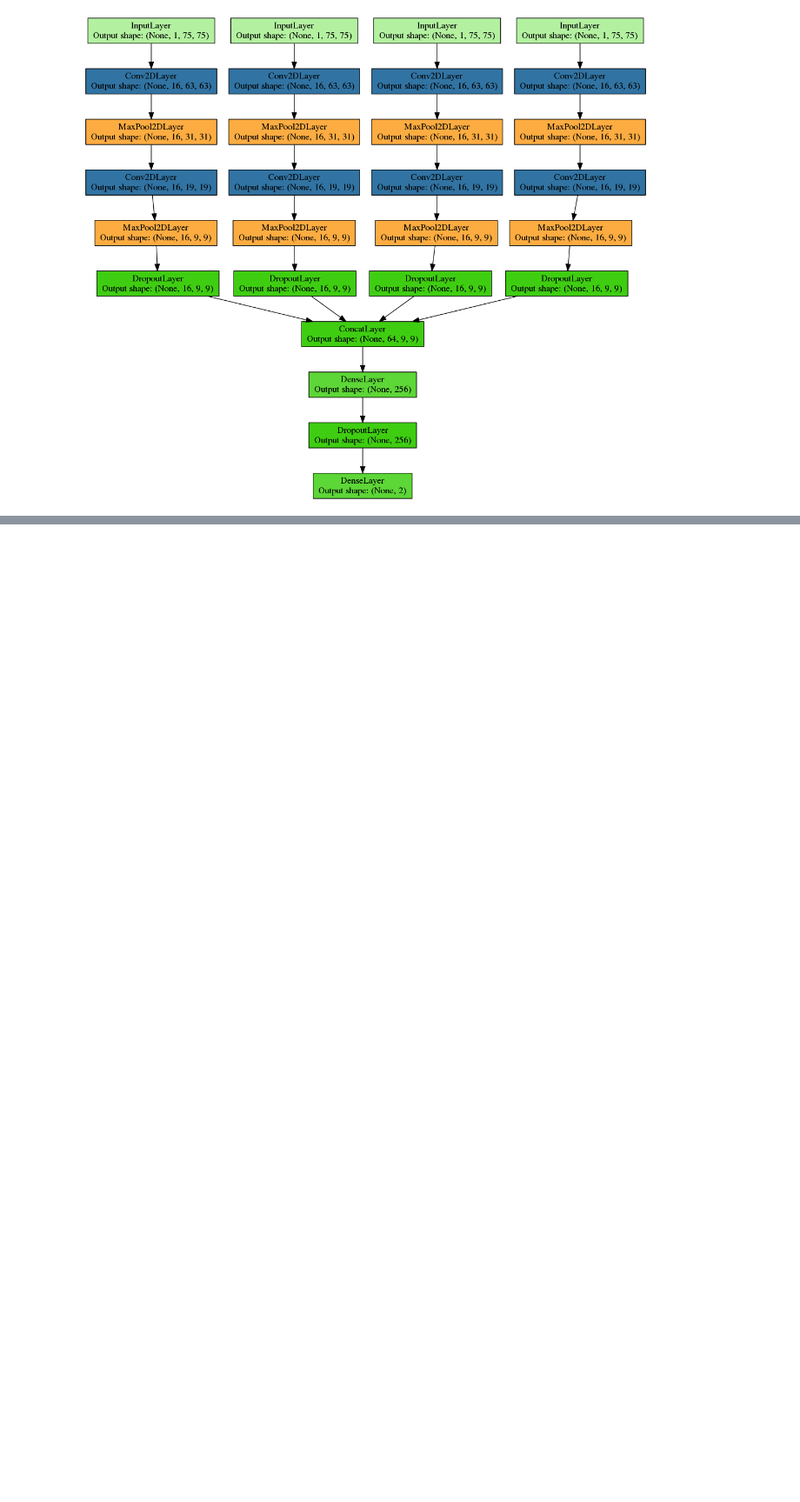
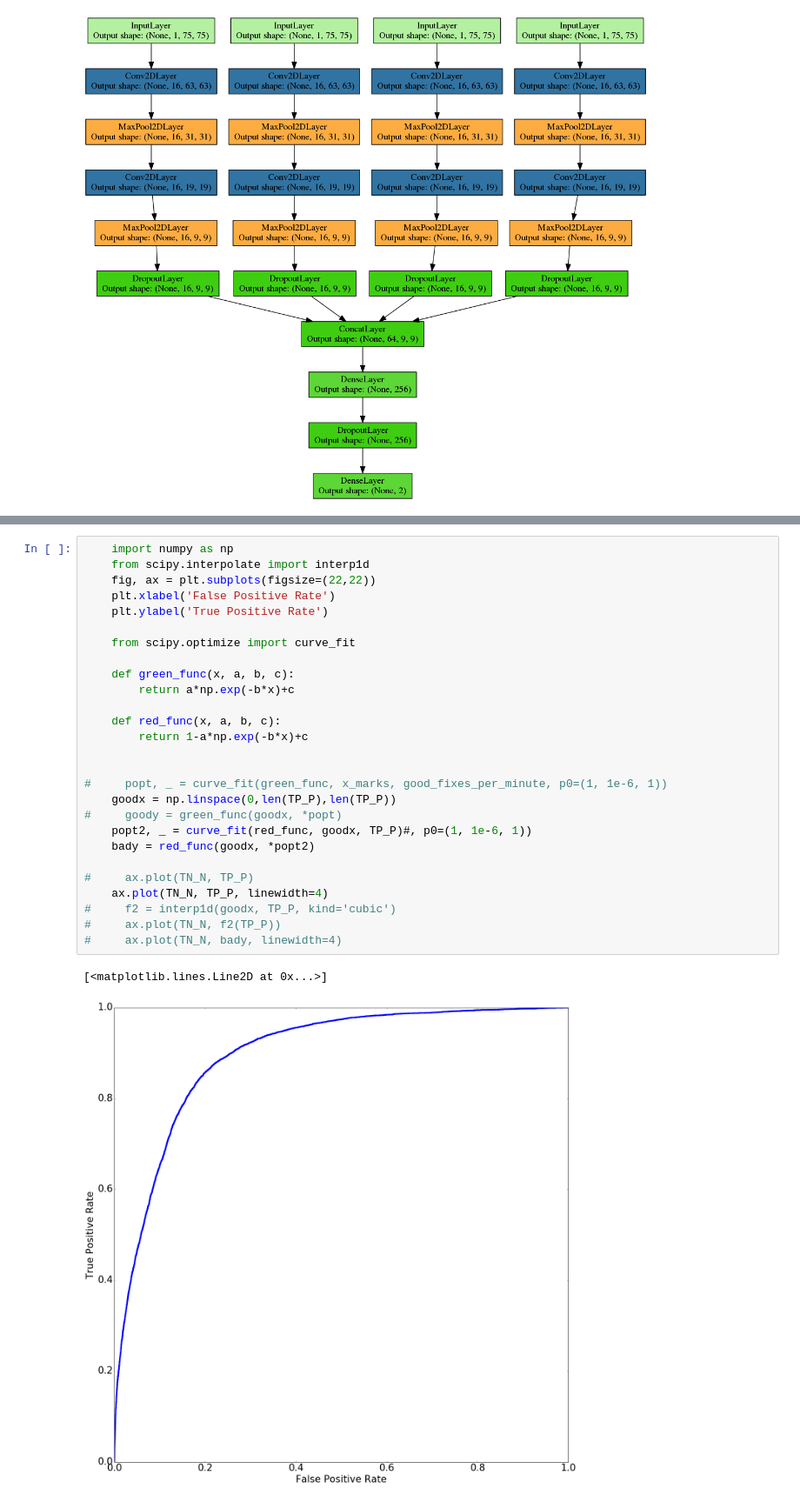
Before and after one commit to SrutiBh/mlproof, a Jupyter notebook: CNN_STATS.ipynb, the cells around one changed output, grey strips where cells are left out. Shown at 87% size. Drawn from its saved outputs; the diff is of its cells as text; blank space fills up the shorter version.

```diff
--- a/CNN_STATS.ipynb
+++ b/CNN_STATS.ipynb
@@ -62,0 +97,30 @@ Stats.run_cylinder_xp(cnn)
+# %%
+    import numpy as np
+    from scipy.interpolate import interp1d
+    fig, ax = plt.subplots(figsize=(22,22))
+    plt.xlabel('False Positive Rate')
+    plt.ylabel('True Positive Rate')
+
+    from scipy.optimize import curve_fit
+
+    def green_func(x, a, b, c):
+        return a*np.exp(-b*x)+c
+
+    def red_func(x, a, b, c):
+        return 1-a*np.exp(-b*x)+c
+
+
+#     popt, _ = curve_fit(green_func, x_marks, good_fixes_per_minute, p0=(1, 1e-6, 1))
+    goodx = np.linspace(0,len(TP_P),len(TP_P))
+#     goody = green_func(goodx, *popt)
+    popt2, _ = curve_fit(red_func, goodx, TP_P)#, p0=(1, 1e-6, 1))
+    bady = red_func(goodx, *popt2)
+
+#     ax.plot(TN_N, TP_P)
+    ax.plot(TN_N, TP_P, linewidth=4)
+#     f2 = interp1d(goodx, TP_P, kind='cubic')
+#     ax.plot(TN_N, f2(TP_P))
+#     ax.plot(TN_N, bady, linewidth=4)
+# %% [output]
+[<matplotlib.lines.Line2D at 0x...>]
+[figure, added]
```
Also changed, not shown: parts of 16 cells of this notebook, 8 other files.
